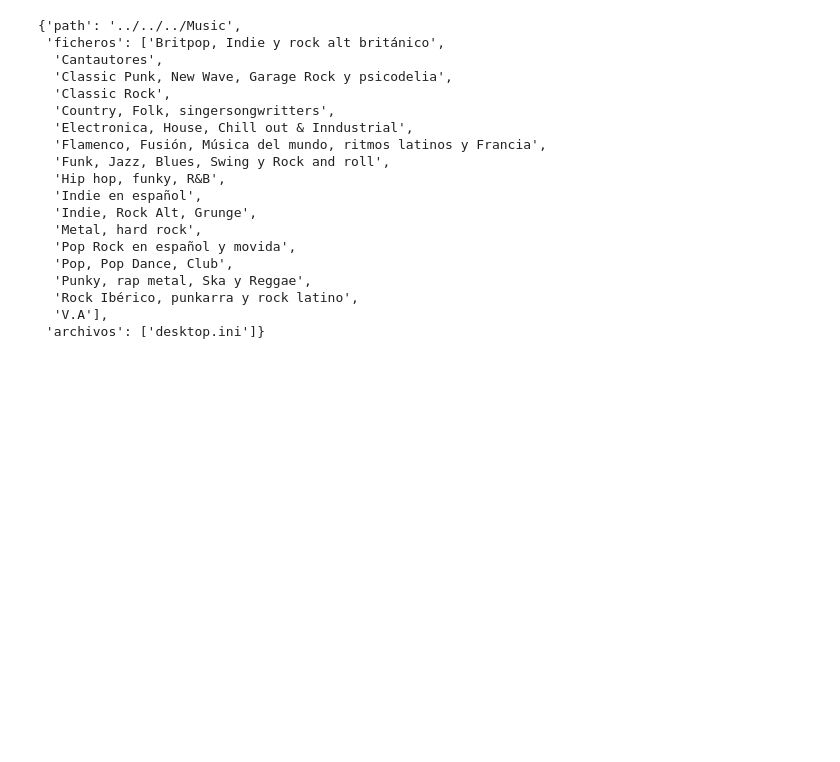
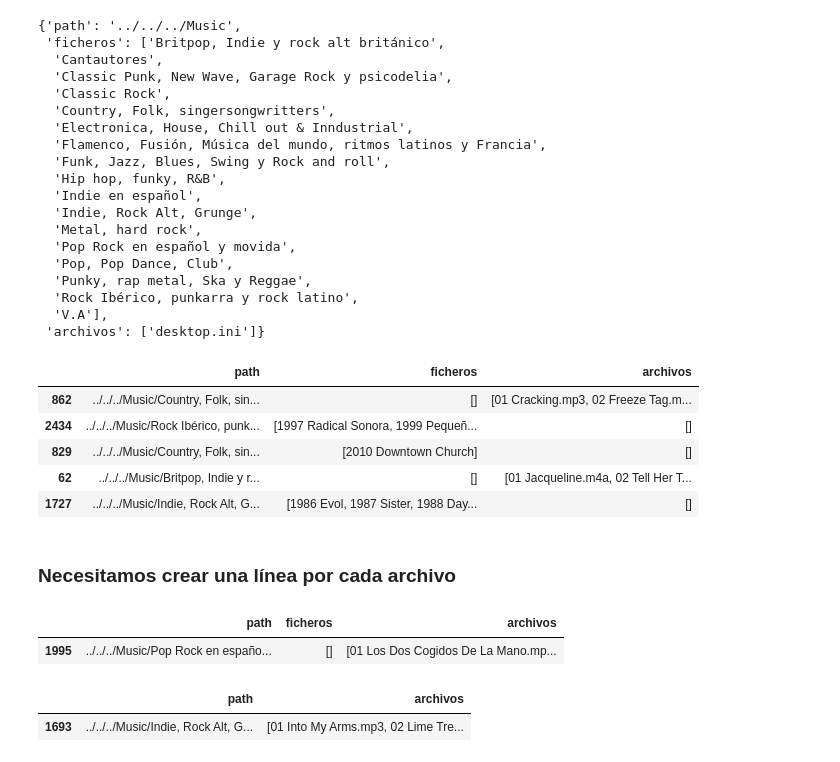
Before and after one commit to emarfer/musicable, a Jupyter notebook: notebooks/02_archivos_y_metadatos.ipynb, the cells around one changed output. Cells and saved outputs as stored; diff of their text form; code cells hidden in the pictures; blank space fills up the shorter version.

```diff
--- a/notebooks/02_archivos_y_metadatos.ipynb
+++ b/notebooks/02_archivos_y_metadatos.ipynb
@@ -60,3 +62,14 @@ total[0]
   'Rock Ibérico, punkarra y rock latino',
   'V.A'],
  'archivos': ['desktop.ini']}
+# %%
+pd.DataFrame(total).sample(5) #ejemplo de dataframe con la ruta, los ficheros y los archivos
+# %% [output]
+|  | path | ficheros | archivos |
+| 862 | ../../../Music/Country, Folk, sin... | [] | [01 Cracking.mp3, 02 Freeze Tag.m... |
+| 2434 | ../../../Music/Rock Ibérico, punk... | [1997 Radical Sonora, 1999 Pequeñ... | [] |
+| 829 | ../../../Music/Country, Folk, sin... | [2010 Downtown Church] | [] |
+| 62 | ../../../Music/Britpop, Indie y r... | [] | [01 Jacqueline.m4a, 02 Tell Her T... |
+| 1727 | ../../../Music/Indie, Rock Alt, G... | [1986 Evol, 1987 Sister, 1988 Day... | [] |
+# %% [markdown]
+### Necesitamos crear una línea por cada archivo
@@ -62,0 +78,5 @@ total[0]
+# %%
+carpeta_m.sample()
+# %% [output]
+|  | path | ficheros | archivos |
+| 1995 | ../../../Music/Pop Rock en españo... | [] | [01 Los Dos Cogidos De La Mano.mp... |
@@ -62,0 +88,5 @@ total[0]
+# %%
+carpeta_m.sample()
+# %% [output]
+|  | path | archivos |
+| 1693 | ../../../Music/Indie, Rock Alt, G... | [01 Into My Arms.mp3, 02 Lime Tre... |
```
Also changed, not shown: parts of 31 cells of this notebook.
